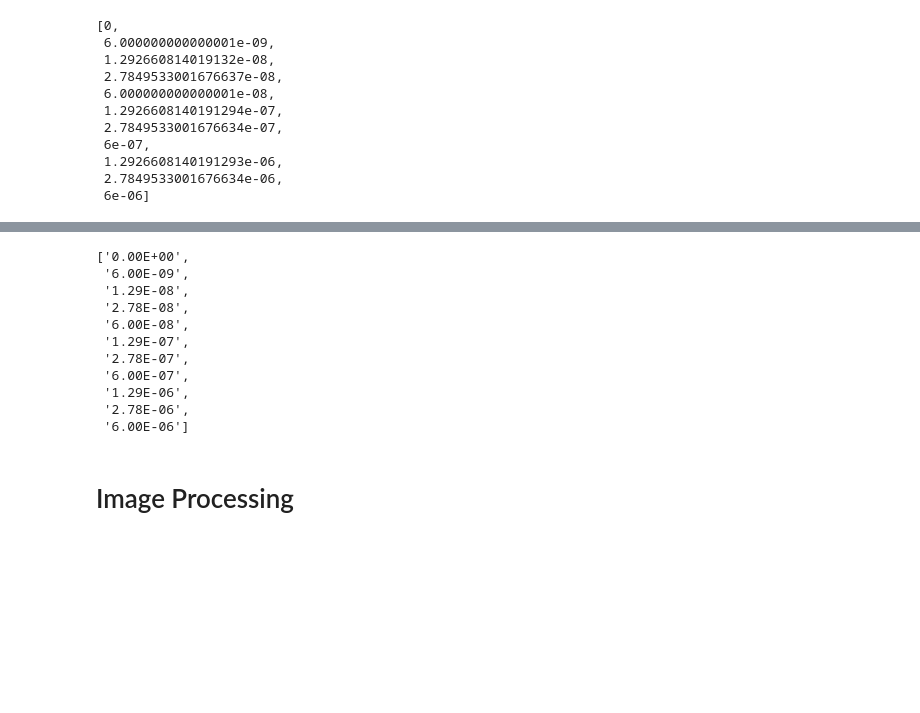
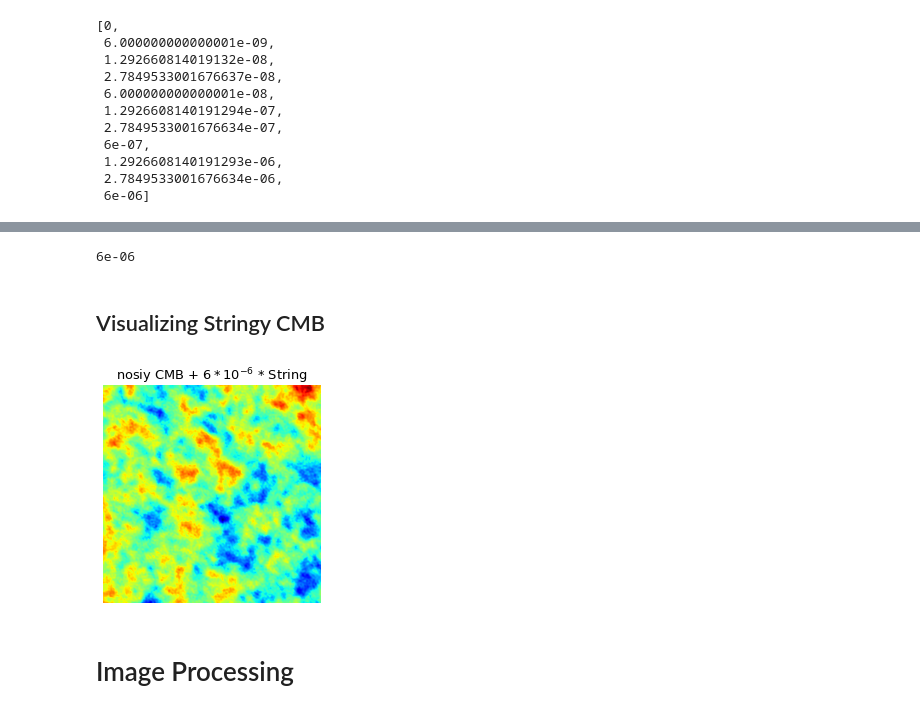
Before and after one commit to halehhajizadeh/PlanckGBM, a Jupyter notebook: CosmicString.ipynb, the cells around one changed output, grey strips where cells are left out. Cells and saved outputs as stored; diff of their text form; code cells hidden in the pictures; blank space fills up the shorter version.

Commit message:
added stringy patch

```diff
--- a/CosmicString.ipynb
+++ b/CosmicString.ipynb
@@ -322,4 +322,4 @@ gmulist
  2.7849533001676634e-06,
  6e-06]
 # %%
-gmulist = ["%.2E" % elem for elem in gmulist]
+class_name = ["%.2E" % elem for elem in gmulist]
@@ -326,17 +340,18 @@ gmulist = ["%.2E" % elem for elem in gmulist]
 # %%
-gmulist
+gmulist[10]
 # %% [output]
-['0.00E+00',
- '6.00E-09',
- '1.29E-08',
- '2.78E-08',
- '6.00E-08',
- '1.29E-07',
- '2.78E-07',
- '6.00E-07',
- '1.29E-06',
- '2.78E-06',
- '6.00E-06']
+6e-06
+# %% [markdown]
+## Visualizing Stringy CMB
+# %%
+stringy_patch = data['imap0_ipatch0']['cmb+noise'][0] + gmulist[10]*data['imap0_ipatch0']['string'][0]
+# %%
+plt.imshow(stringy_patch, cmap='jet')
+plt.title('nosiy CMB + $6*10^{-6}$ * String', fontsize = 13)
+plt.axis('off')
+plt.show()
+# %% [output]
+[figure, added]
 # %% [markdown]
 # Image Processing
 # %% [markdown]
```
Also changed, not shown: parts of 1 cell of this notebook.
